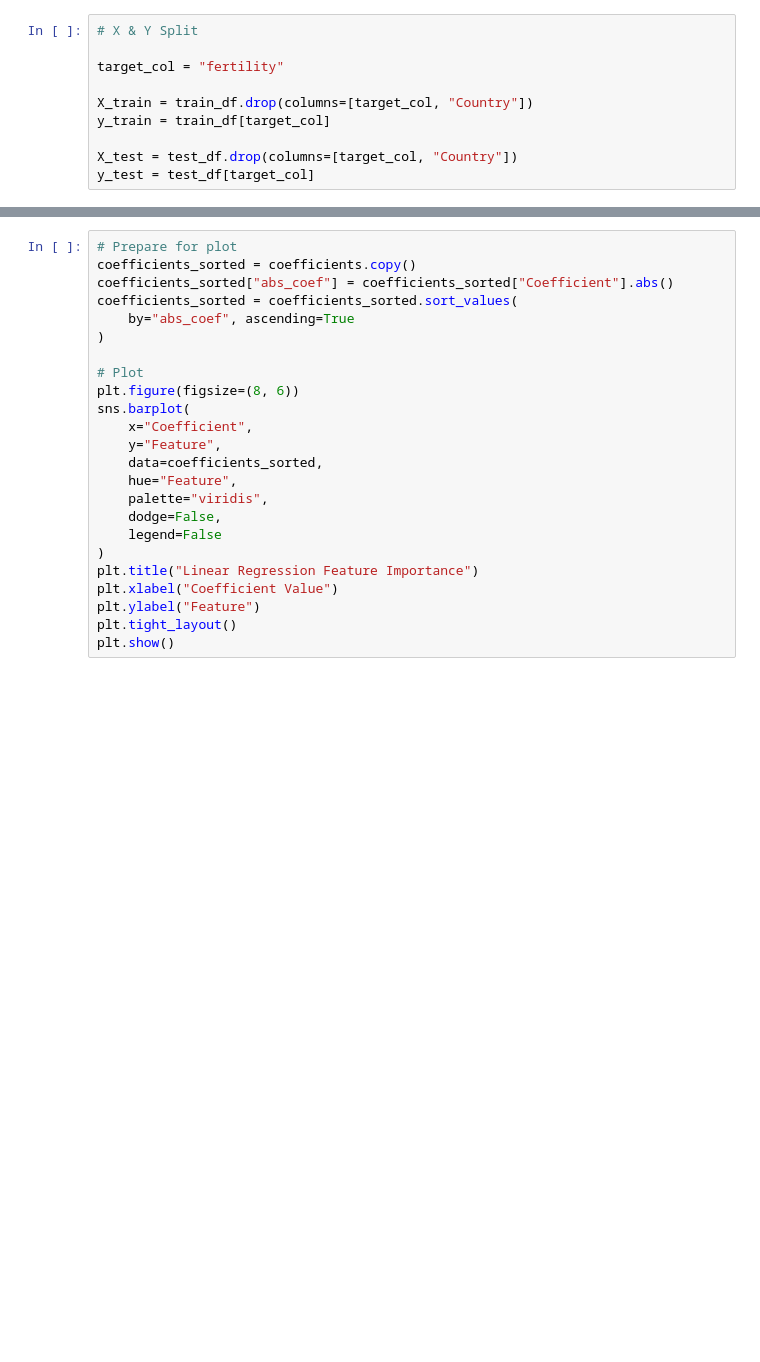
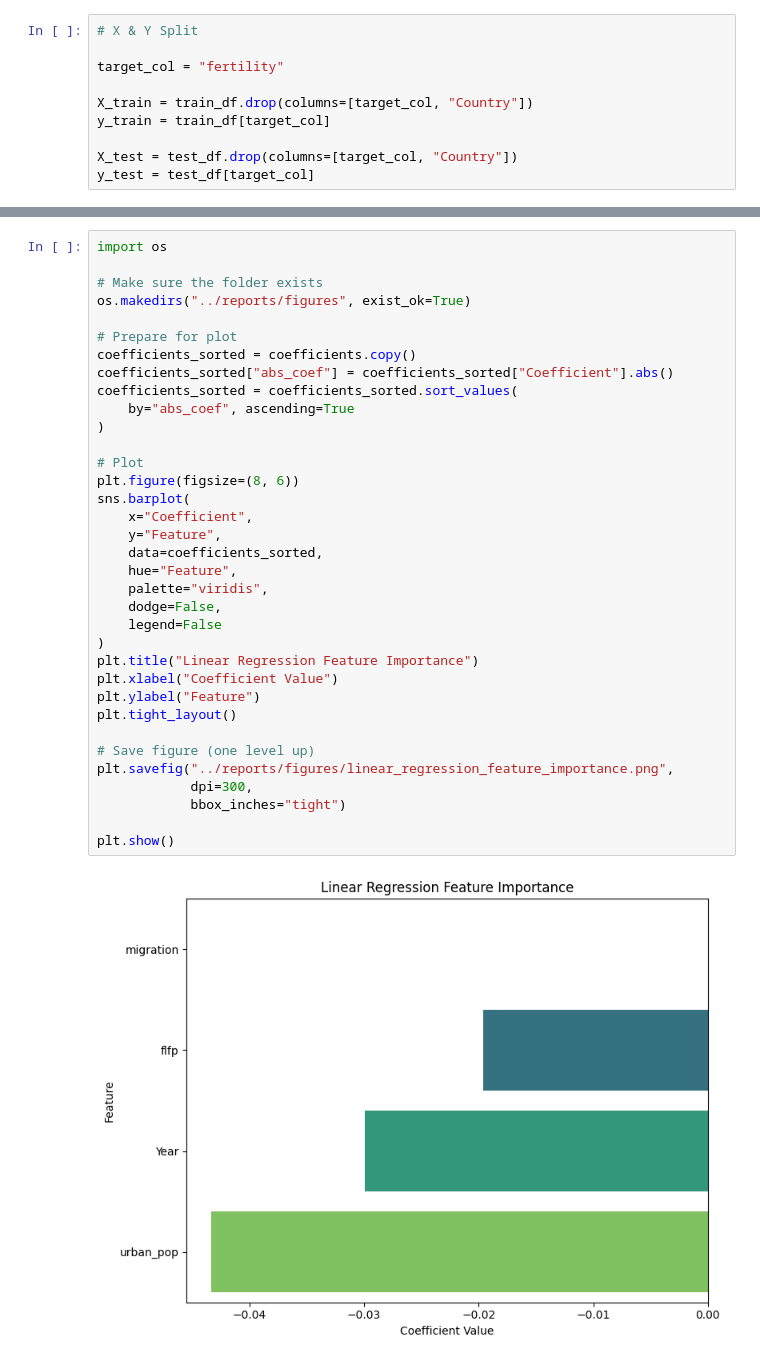
Before and after one commit to BerkeKoyuncu/Demographic-Change_Understanding-Fertility-Through-Data, a Jupyter notebook: notebooks/06_linear_regression.ipynb, the cells around one changed output, grey strips where cells are left out. Drawn from its saved outputs; the diff is of its cells as text; blank space fills up the shorter version.

Commit message:
Linear Regression Importance has been saved.
BK

```diff
--- a/notebooks/06_linear_regression.ipynb
+++ b/notebooks/06_linear_regression.ipynb
@@ -100,27 +133,40 @@ print(coefficients_print)
 # %%
+import os
+
+# Make sure the folder exists
+os.makedirs("../reports/figures", exist_ok=True)
+
 # Prepare for plot
 coefficients_sorted = coefficients.copy()
 coefficients_sorted["abs_coef"] = coefficients_sorted["Coefficient"].abs()
 coefficients_sorted = coefficients_sorted.sort_values(
     by="abs_coef", ascending=True
 )
 
 # Plot
 plt.figure(figsize=(8, 6))
 sns.barplot(
     x="Coefficient",
     y="Feature",
     data=coefficients_sorted,
     hue="Feature",
     palette="viridis",
     dodge=False,
     legend=False
 )
 plt.title("Linear Regression Feature Importance")
 plt.xlabel("Coefficient Value")
 plt.ylabel("Feature")
 plt.tight_layout()
+
+# Save figure (one level up)
+plt.savefig("../reports/figures/linear_regression_feature_importance.png",
+            dpi=300,
+            bbox_inches="tight")
+
 plt.show()
+# %% [output]
+[figure, added]
 # %%
 # Save Predictions
 
```
Also changed, not shown: parts of 7 cells of this notebook, 1 other file.
